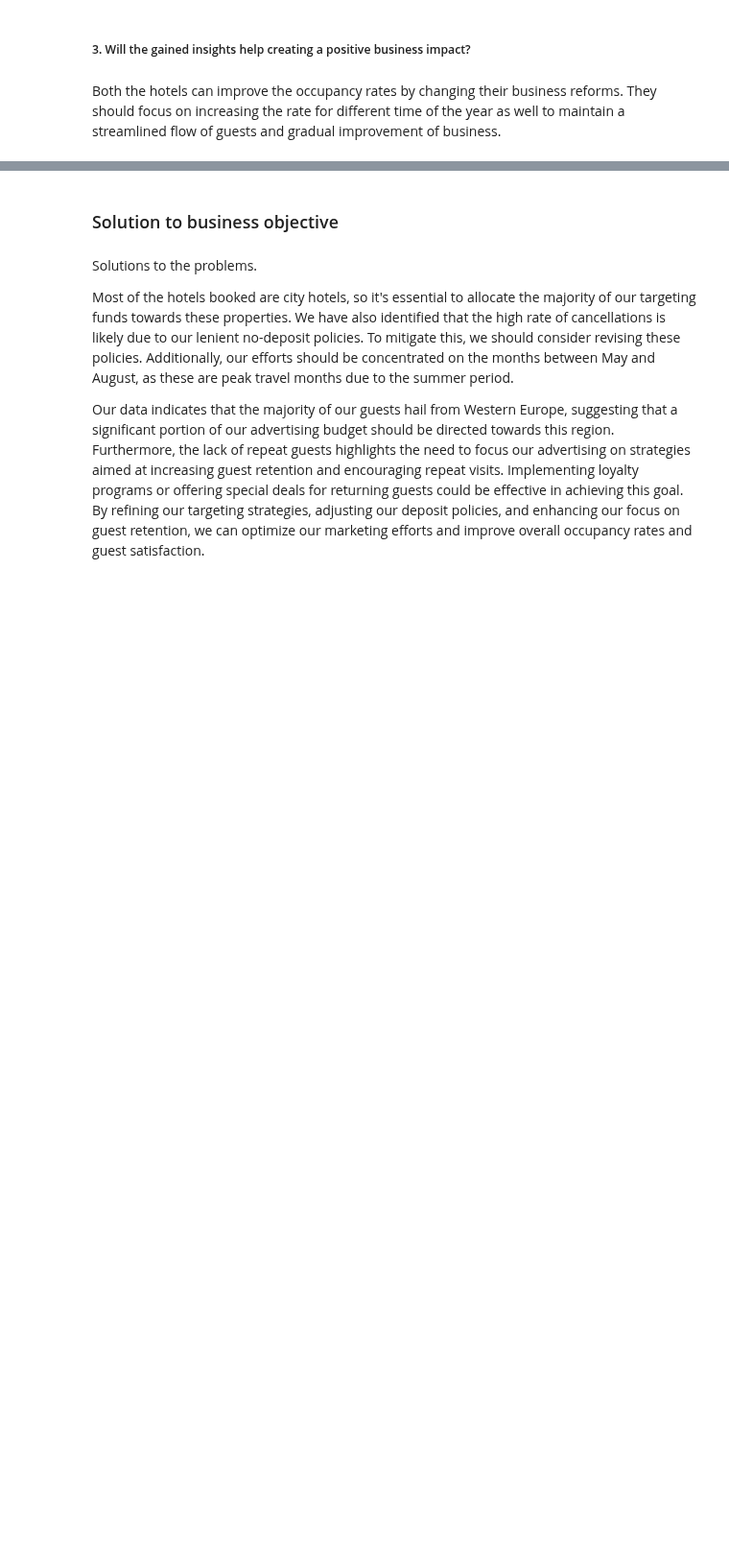
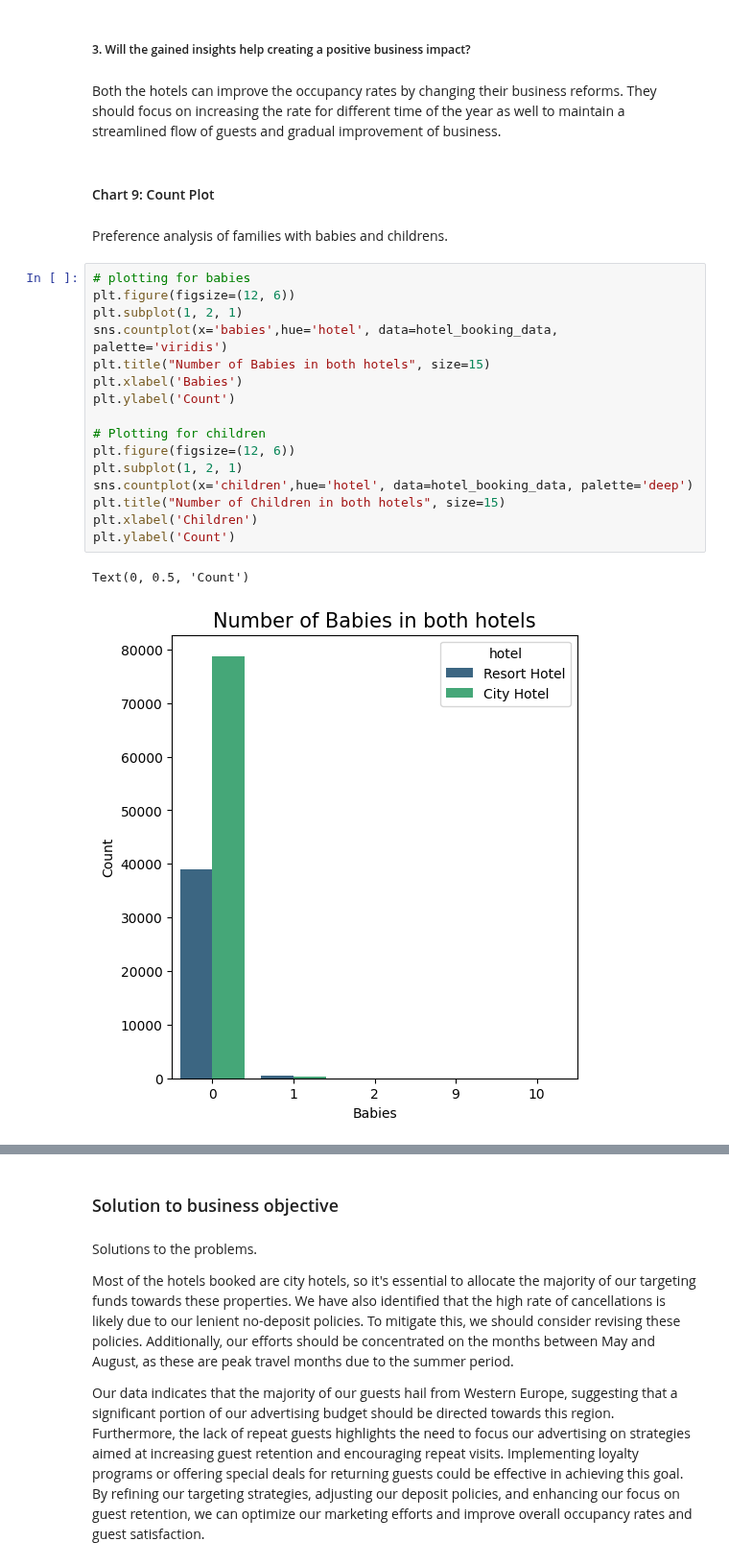
Before and after one commit to Codewith-Soumya/Hotel-Booking-Analysis, a Jupyter notebook: Hotel_booking_analysis_coding_Capstrone_Project_2.ipynb, the cells around one changed output, grey strips where cells are left out. Shown at 96% size. Saved outputs shown, nothing was run; the diff lists cells and outputs as text; blank space fills up the shorter version.

```diff
--- a/Hotel_booking_analysis_coding_Capstrone_Project_2.ipynb
+++ b/Hotel_booking_analysis_coding_Capstrone_Project_2.ipynb
@@ -651,3 +651,26 @@ The occupancy rates are maximum in between November to February for Resort Hotel
 ##### 3. Will the gained insights help creating a positive business impact?
 # %% [markdown]
 Both the hotels can improve the occupancy rates by changing their business reforms. They should focus on increasing the rate for different time of the year as well to maintain a streamlined flow of guests and gradual improvement of business.
+# %% [markdown]
+#### Chart 9: Count Plot
+# %% [markdown]
+Preference analysis of families with babies and childrens.
+# %%
+# plotting for babies
+plt.figure(figsize=(12, 6))
+plt.subplot(1, 2, 1)
+sns.countplot(x='babies',hue='hotel', data=hotel_booking_data, palette='viridis')
+plt.title("Number of Babies in both hotels", size=15)
+plt.xlabel('Babies')
+plt.ylabel('Count')
+
+# Plotting for children
+plt.figure(figsize=(12, 6))
+plt.subplot(1, 2, 1)
+sns.countplot(x='children',hue='hotel', data=hotel_booking_data, palette='deep')
+plt.title("Number of Children in both hotels", size=15)
+plt.xlabel('Children')
+plt.ylabel('Count')
+# %% [output]
+Text(0, 0.5, 'Count')
+[figure, added]
```
Also changed, not shown: parts of 3 cells of this notebook.
